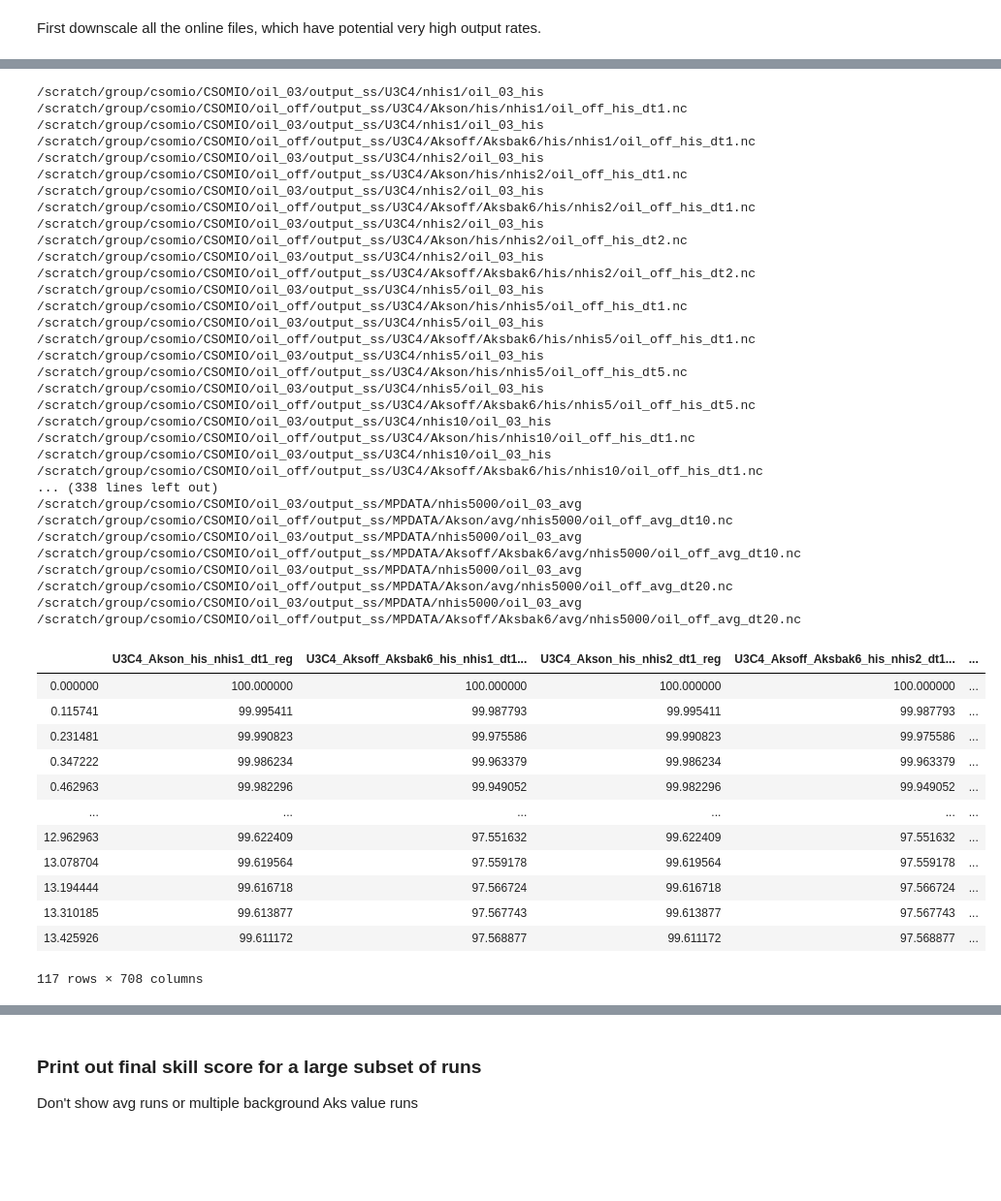
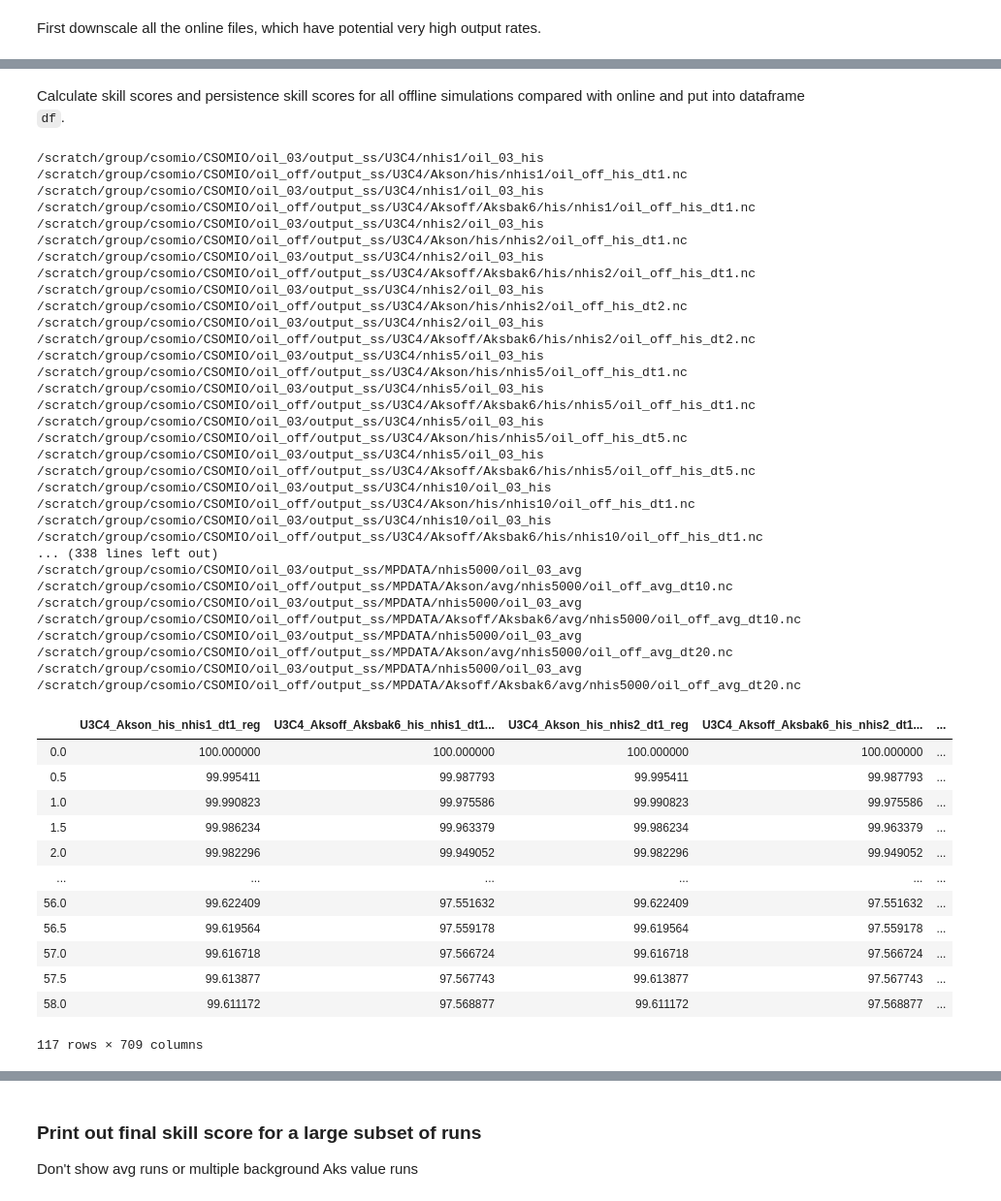
Before and after one commit to kthyng/offline_analysis, a Jupyter notebook: calc.ipynb, the cells around one changed output, grey strips where cells are left out. Shown at 97% size. Drawn from its saved outputs; the diff is of its cells as text; code cells hidden in the pictures; blank space fills up the shorter version.

```diff
--- a/calc.ipynb
+++ b/calc.ipynb
@@ -88,0 +70,14 @@ clminputs = ['his', 'avg']
+# %%
+def calc_dyevol(ds):
+    ds = add_depths(ds)
+    ds, grid = setup_grid(ds)
+    dz = grid.diff(ds.z_w, 's')
+    dx = 1/ds.pm
+    dy = 1/ds.pn
+    dye = (ds['dye_01']*dx*dy*dz)
+    return dye
+
+def calc_subset(dye,dd=1):
+
+    return dye.isel(ocean_time=slice(0,-1,dd), eta_rho=slice(iy[0],iy[1]),
+               xi_rho=slice(ix[0],ix[1]))
@@ -382,3 +332,5 @@ def newcol(locoff, ss, which):
+# %% [markdown]
+Calculate skill scores and persistence skill scores for all offline simulations compared with online and put into dataframe `df`.
 # %%
 cols = np.zeros((ind.size, len(locson)))
 colnames = []
@@ -388,56 +340,59 @@ for i, (locon, locoff) in enumerate(zip(locson, locsoff)):
     print(locon, locoff)
 
     ## calculate denominator from online output ##
-    denom = calc_denom(locon, 'regular')
-    denomp = calc_denom(locon, 'persistence')
+    denom = calc_denom(locon, 'regular', save=True)
+    denomp = calc_denom(locon, 'persistence', save=True)
 
     # calculate numerator
-    num = calc_num(locon, locoff)
+    num = calc_num(locon, locoff, save=True)
 
     # calculate skill scores
     ssname = '%s_ss.csv' % locoff.split('.')[0]
-    ss = calc_ss(ssname, num, denom)
+    ss = calc_ss(num, denom, save=True, ssname=ssname)
     ssname = '%s_ss_persist.csv' % locoff.split('.')[0]
-    ssp = calc_ss(ssname, num, denomp)
+    ssp = calc_ss(num, denomp, save=True, ssname=ssname)
 
     # create new col containing skill score
     name, col = newcol(locoff, ss, 'reg')
     cols[:,i] = col
     colnames.append(name)
-    name, col = newcol(locoff, ss, 'persist')
+    name, col = newcol(locoff, ssp, 'persist')
     colsp[:,i] = col
     colnamesp.append(name)
 
 df = pd.DataFrame(index=ind, data=np.concatenate((cols,colsp), axis=1), columns=colnames+colnamesp)
+df.to_csv('output_ss/df.csv')
+df['days'] = df.index
+df.index = df.index*86400/T  # normalize time by dynamic time scale
 df
 # %% [output]
 /scratch/group/csomio/CSOMIO/oil_03/output_ss/U3C4/nhis1/oil_03_his /scratch/group/csomio/CSOMIO/oil_off/output_ss/U3C4/Akson/his/nhis1/oil_off_his_dt1.nc
 /scratch/group/csomio/CSOMIO/oil_03/output_ss/U3C4/nhis1/oil_03_his /scratch/group/csomio/CSOMIO/oil_off/output_ss/U3C4/Aksoff/Aksbak6/his/nhis1/oil_off_his_dt1.nc
 /scratch/group/csomio/CSOMIO/oil_03/output_ss/U3C4/nhis2/oil_03_his /scratch/group/csomio/CSOMIO/oil_off/output_ss/U3C4/Akson/his/nhis2/oil_off_his_dt1.nc
 /scratch/group/csomio/CSOMIO/oil_03/output_ss/U3C4/nhis2/oil_03_his /scratch/group/csomio/CSOMIO/oil_off/output_ss/U3C4/Aksoff/Aksbak6/his/nhis2/oil_off_his_dt1.nc
 /scratch/group/csomio/CSOMIO/oil_03/output_ss/U3C4/nhis2/oil_03_his /scratch/group/csomio/CSOMIO/oil_off/output_ss/U3C4/Akson/his/nhis2/oil_off_his_dt2.nc
 /scratch/group/csomio/CSOMIO/oil_03/output_ss/U3C4/nhis2/oil_03_his /scratch/group/csomio/CSOMIO/oil_off/output_ss/U3C4/Aksoff/Aksbak6/his/nhis2/oil_off_his_dt2.nc
 /scratch/group/csomio/CSOMIO/oil_03/output_ss/U3C4/nhis5/oil_03_his /scratch/group/csomio/CSOMIO/oil_off/output_ss/U3C4/Akson/his/nhis5/oil_off_his_dt1.nc
 /scratch/group/csomio/CSOMIO/oil_03/output_ss/U3C4/nhis5/oil_03_his /scratch/group/csomio/CSOMIO/oil_off/output_ss/U3C4/Aksoff/Aksbak6/his/nhis5/oil_off_his_dt1.nc
 /scratch/group/csomio/CSOMIO/oil_03/output_ss/U3C4/nhis5/oil_03_his /scratch/group/csomio/CSOMIO/oil_off/output_ss/U3C4/Akson/his/nhis5/oil_off_his_dt5.nc
 /scratch/group/csomio/CSOMIO/oil_03/output_ss/U3C4/nhis5/oil_03_his /scratch/group/csomio/CSOMIO/oil_off/output_ss/U3C4/Aksoff/Aksbak6/his/nhis5/oil_off_his_dt5.nc
 /scratch/group/csomio/CSOMIO/oil_03/output_ss/U3C4/nhis10/oil_03_his /scratch/group/csomio/CSOMIO/oil_off/output_ss/U3C4/Akson/his/nhis10/oil_off_his_dt1.nc
 /scratch/group/csomio/CSOMIO/oil_03/output_ss/U3C4/nhis10/oil_03_his /scratch/group/csomio/CSOMIO/oil_off/output_ss/U3C4/Aksoff/Aksbak6/his/nhis10/oil_off_his_dt1.nc
 ... (338 lines left out)
 /scratch/group/csomio/CSOMIO/oil_03/output_ss/MPDATA/nhis5000/oil_03_avg /scratch/group/csomio/CSOMIO/oil_off/output_ss/MPDATA/Akson/avg/nhis5000/oil_off_avg_dt10.nc
 /scratch/group/csomio/CSOMIO/oil_03/output_ss/MPDATA/nhis5000/oil_03_avg /scratch/group/csomio/CSOMIO/oil_off/output_ss/MPDATA/Aksoff/Aksbak6/avg/nhis5000/oil_off_avg_dt10.nc
 /scratch/group/csomio/CSOMIO/oil_03/output_ss/MPDATA/nhis5000/oil_03_avg /scratch/group/csomio/CSOMIO/oil_off/output_ss/MPDATA/Akson/avg/nhis5000/oil_off_avg_dt20.nc
 /scratch/group/csomio/CSOMIO/oil_03/output_ss/MPDATA/nhis5000/oil_03_avg /scratch/group/csomio/CSOMIO/oil_off/output_ss/MPDATA/Aksoff/Aksbak6/avg/nhis5000/oil_off_avg_dt20.nc
 |  | U3C4_Akson_his_nhis1_dt1_reg | U3C4_Aksoff_Aksbak6_his_nhis1_dt1... | U3C4_Akson_his_nhis2_dt1_reg | U3C4_Aksoff_Aksbak6_his_nhis2_dt1... | ... |
-| 0.000000 | 100.000000 | 100.000000 | 100.000000 | 100.000000 | ... |
-| 0.115741 | 99.995411 | 99.987793 | 99.995411 | 99.987793 | ... |
-| 0.231481 | 99.990823 | 99.975586 | 99.990823 | 99.975586 | ... |
-| 0.347222 | 99.986234 | 99.963379 | 99.986234 | 99.963379 | ... |
-| 0.462963 | 99.982296 | 99.949052 | 99.982296 | 99.949052 | ... |
+| 0.0 | 100.000000 | 100.000000 | 100.000000 | 100.000000 | ... |
+| 0.5 | 99.995411 | 99.987793 | 99.995411 | 99.987793 | ... |
+| 1.0 | 99.990823 | 99.975586 | 99.990823 | 99.975586 | ... |
+| 1.5 | 99.986234 | 99.963379 | 99.986234 | 99.963379 | ... |
+| 2.0 | 99.982296 | 99.949052 | 99.982296 | 99.949052 | ... |
 | ... | ... | ... | ... | ... | ... |
-| 12.962963 | 99.622409 | 97.551632 | 99.622409 | 97.551632 | ... |
-| 13.078704 | 99.619564 | 97.559178 | 99.619564 | 97.559178 | ... |
-| 13.194444 | 99.616718 | 97.566724 | 99.616718 | 97.566724 | ... |
-| 13.310185 | 99.613877 | 97.567743 | 99.613877 | 97.567743 | ... |
-| 13.425926 | 99.611172 | 97.568877 | 99.611172 | 97.568877 | ... |
+| 56.0 | 99.622409 | 97.551632 | 99.622409 | 97.551632 | ... |
+| 56.5 | 99.619564 | 97.559178 | 99.619564 | 97.559178 | ... |
+| 57.0 | 99.616718 | 97.566724 | 99.616718 | 97.566724 | ... |
+| 57.5 | 99.613877 | 97.567743 | 99.613877 | 97.567743 | ... |
+| 58.0 | 99.611172 | 97.568877 | 99.611172 | 97.568877 | ... |
-117 rows × 708 columns
+117 rows × 709 columns
```
Also changed, not shown: parts of 74 cells of this notebook.
